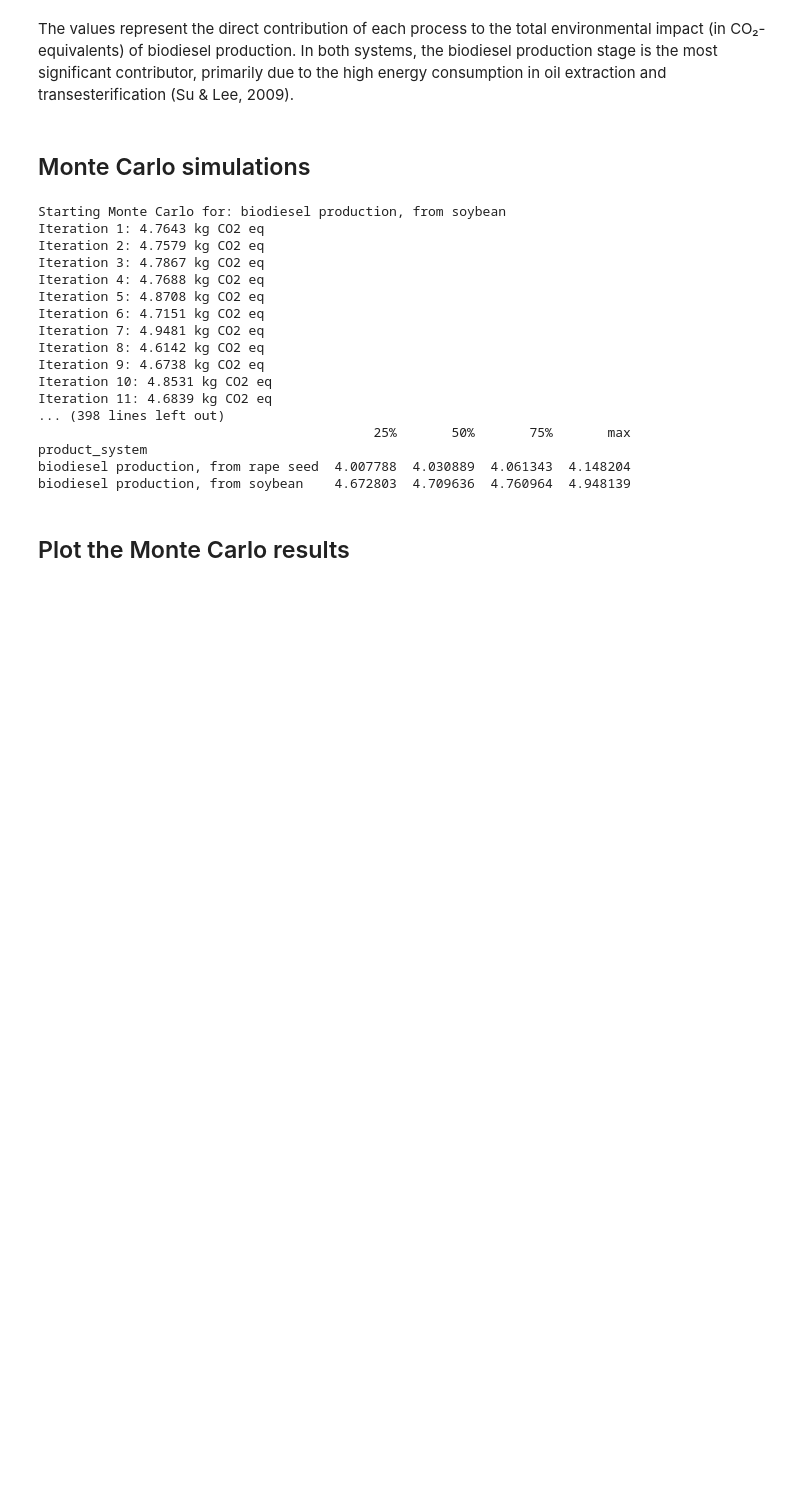
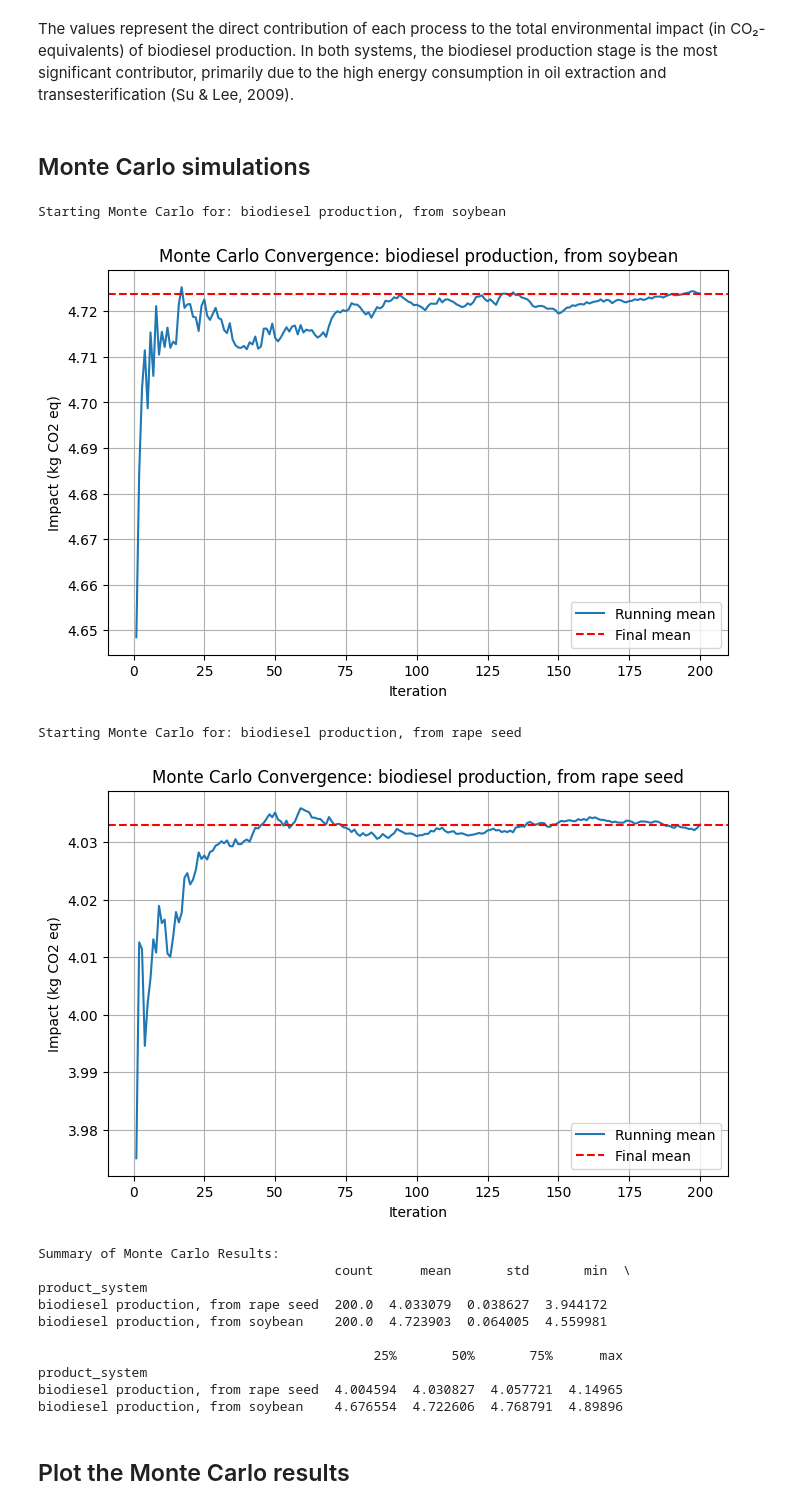
Before and after one commit to SiyueZhang41/Biofuel_productions_OpenLCA, a Jupyter notebook: Biofuels.ipynb, the cells around one changed output. Saved outputs shown, nothing was run; the diff lists cells and outputs as text; code cells hidden in the pictures; blank space fills up the shorter version.

```diff
--- a/Biofuels.ipynb
+++ b/Biofuels.ipynb
@@ -421,10 +421,9 @@ The values represent the direct contribution of each process to the total enviro
 
 LCIA_method = 'IPCC 2013 GWP 100a'
 num_iterations = 200
-
 all_results=[]
 
-for name in target_systems:
+for name in target_systems: # looping through product systems
     print(f"\nStarting Monte Carlo for: {name}")
     product_system = client.find(o.ProductSystem, name)
     impact_method = client.find(o.ImpactMethod, LCIA_method)
@@ -434,55 +433,60 @@ for name in target_systems:
             target=product_system.to_ref(),
             impact_method=impact_method.to_ref(),
             amount=FU,
         )
     )
-
     result.wait_until_ready()
 
     indicator = rand.choice(result.get_impact_categories())
     val = lambda: result.get_total_impact_value_of(indicator).amount
+
     xs = [val()]
-
-    print(f"Iteration 1: {xs[0]:.4f} {indicator.ref_unit}")
-
     for i in range(1, num_iterations):
         result.simulate_next()
         result.wait_until_ready()
         v = val()
         xs.append(v)
-        print(f"Iteration {i+1}: {v:.4f} {indicator.ref_unit}")
 
     # Store results
     for v in xs:
         all_results.append({
             "product_system": name,
             "impact": v
         })
 
+    running_mean = np.cumsum(xs) / np.arange(1, len(xs) + 1)
+    plt.figure(figsize=(8, 5))
+    plt.plot(range(1, num_iterations + 1), running_mean, label="Running mean")
+    plt.axhline(np.mean(xs), color='r', linestyle='--', label="Final mean")
+    plt.xlabel("Iteration")
+    plt.ylabel(f"Impact ({indicator.ref_unit})")
+    plt.title(f"Monte Carlo Convergence: {name}")
+    plt.legend()
+    plt.grid(True)
+    plt.show()
+
     result.dispose()
 
 # Create summary
 df = pd.DataFrame(all_results)
+summary = df.groupby("product_system")["impact"].describe()
 print("\nSummary of Monte Carlo Results:")
-print(df.groupby("product_system")["impact"].describe())
+print(summary)
 # %% [output]
 Starting Monte Carlo for: biodiesel production, from soybean
-Iteration 1: 4.7643 kg CO2 eq
-Iteration 2: 4.7579 kg CO2 eq
-Iteration 3: 4.7867 kg CO2 eq
-Iteration 4: 4.7688 kg CO2 eq
-Iteration 5: 4.8708 kg CO2 eq
-Iteration 6: 4.7151 kg CO2 eq
-Iteration 7: 4.9481 kg CO2 eq
-Iteration 8: 4.6142 kg CO2 eq
-Iteration 9: 4.6738 kg CO2 eq
-Iteration 10: 4.8531 kg CO2 eq
-Iteration 11: 4.6839 kg CO2 eq
-... (398 lines left out)
-                                           25%       50%       75%       max
-product_system
-biodiesel production, from rape seed  4.007788  4.030889  4.061343  4.148204
-biodiesel production, from soybean    4.672803  4.709636  4.760964  4.948139
+[figure, added]
+Starting Monte Carlo for: biodiesel production, from rape seed
+[figure, added]
+Summary of Monte Carlo Results:
+                                      count      mean       std       min  \
+product_system
+biodiesel production, from rape seed  200.0  4.033079  0.038627  3.944172
+biodiesel production, from soybean    200.0  4.723903  0.064005  4.559981
+
+                                           25%       50%       75%      max
+product_system
+biodiesel production, from rape seed  4.004594  4.030827  4.057721  4.14965
+biodiesel production, from soybean    4.676554  4.722606  4.768791  4.89896
 # %% [markdown]
 ## Plot the Monte Carlo results
 # %%
```
Also changed, not shown: parts of 4 cells of this notebook.
